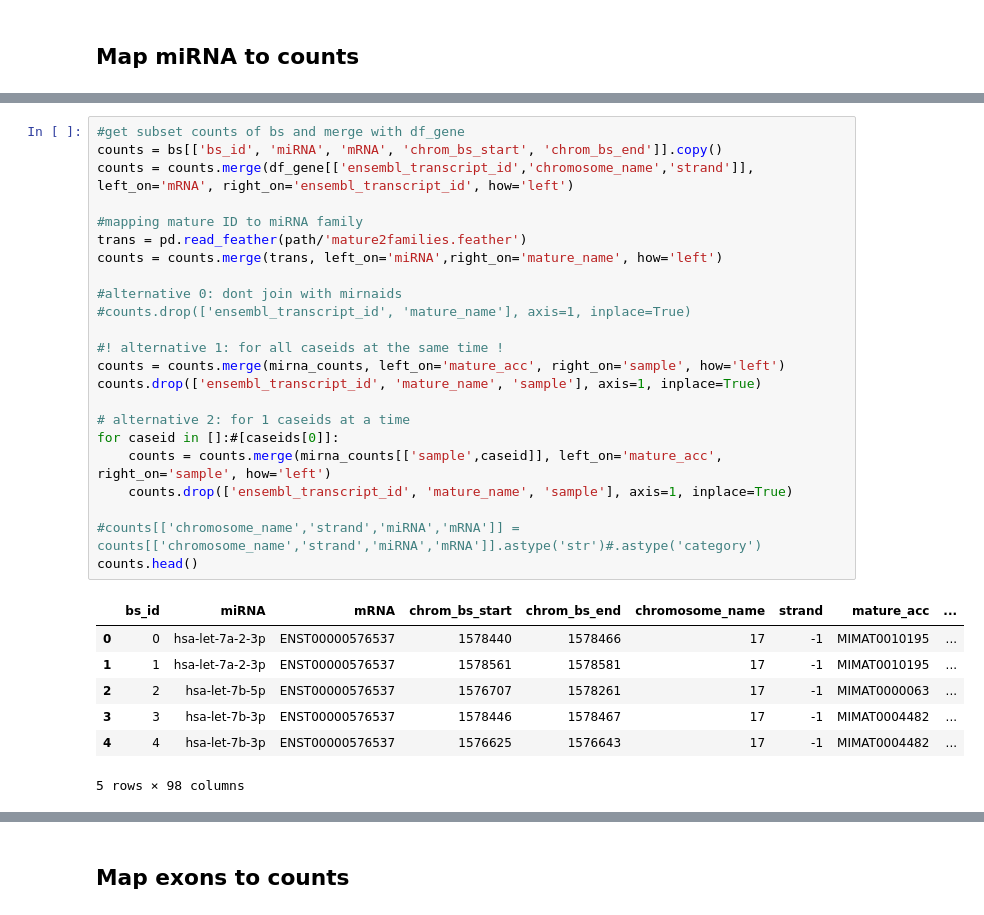
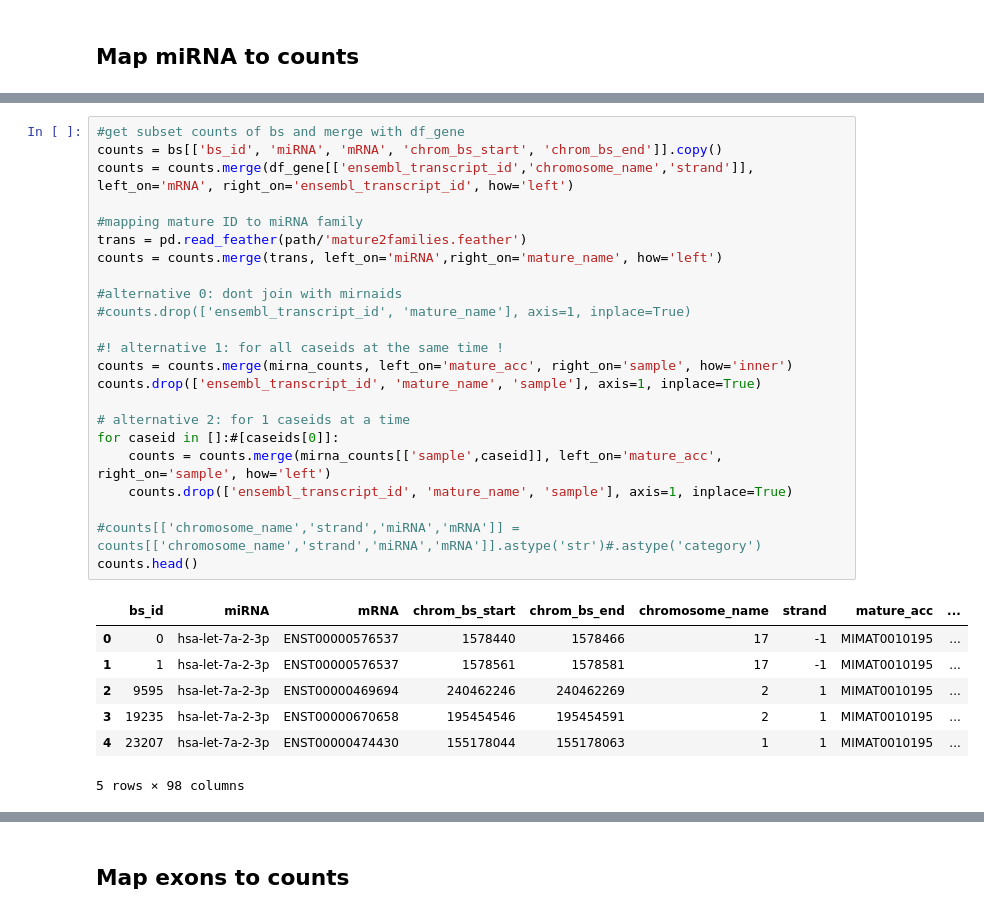
Before and after one commit to lenamariahackl/alt-splicing-mirna-reg, a Jupyter notebook: elastic_net.ipynb, the cells around one changed output, grey strips where cells are left out. Cells and saved outputs as stored; diff of their text form.

```diff
--- a/elastic_net.ipynb
+++ b/elastic_net.ipynb
@@ -287,31 +202,31 @@ AttributeError: 'DataFrame' object has no attribute 'chromosome_name'
 # %%
 #get subset counts of bs and merge with df_gene
 counts = bs[['bs_id', 'miRNA', 'mRNA', 'chrom_bs_start', 'chrom_bs_end']].copy()
 counts = counts.merge(df_gene[['ensembl_transcript_id','chromosome_name','strand']], left_on='mRNA', right_on='ensembl_transcript_id', how='left')
 
 #mapping mature ID to miRNA family
 trans = pd.read_feather(path/'mature2families.feather')
 counts = counts.merge(trans, left_on='miRNA',right_on='mature_name', how='left')
 
 #alternative 0: dont join with mirnaids
 #counts.drop(['ensembl_transcript_id', 'mature_name'], axis=1, inplace=True)
 
 #! alternative 1: for all caseids at the same time !
-counts = counts.merge(mirna_counts, left_on='mature_acc', right_on='sample', how='left')
+counts = counts.merge(mirna_counts, left_on='mature_acc', right_on='sample', how='inner')
 counts.drop(['ensembl_transcript_id', 'mature_name', 'sample'], axis=1, inplace=True)
 
 # alternative 2: for 1 caseids at a time
 for caseid in []:#[caseids[0]]:
     counts = counts.merge(mirna_counts[['sample',caseid]], left_on='mature_acc', right_on='sample', how='left')
     counts.drop(['ensembl_transcript_id', 'mature_name', 'sample'], axis=1, inplace=True)
 
 #counts[['chromosome_name','strand','miRNA','mRNA']] = counts[['chromosome_name','strand','miRNA','mRNA']].astype('str')#.astype('category')
 counts.head()
 # %% [output]
 |  | bs_id | miRNA | mRNA | chrom_bs_start | chrom_bs_end | chromosome_name | strand | mature_acc | ... |
 | 0 | 0 | hsa-let-7a-2-3p | ENST00000576537 | 1578440 | 1578466 | 17 | -1 | MIMAT0010195 | ... |
 | 1 | 1 | hsa-let-7a-2-3p | ENST00000576537 | 1578561 | 1578581 | 17 | -1 | MIMAT0010195 | ... |
-| 2 | 2 | hsa-let-7b-5p | ENST00000576537 | 1576707 | 1578261 | 17 | -1 | MIMAT0000063 | ... |
-| 3 | 3 | hsa-let-7b-3p | ENST00000576537 | 1578446 | 1578467 | 17 | -1 | MIMAT0004482 | ... |
-| 4 | 4 | hsa-let-7b-3p | ENST00000576537 | 1576625 | 1576643 | 17 | -1 | MIMAT0004482 | ... |
+| 2 | 9595 | hsa-let-7a-2-3p | ENST00000469694 | 240462246 | 240462269 | 2 | 1 | MIMAT0010195 | ... |
+| 3 | 19235 | hsa-let-7a-2-3p | ENST00000670658 | 195454546 | 195454591 | 2 | 1 | MIMAT0010195 | ... |
+| 4 | 23207 | hsa-let-7a-2-3p | ENST00000474430 | 155178044 | 155178063 | 1 | 1 | MIMAT0010195 | ... |
 5 rows × 98 columns
```
Also changed, not shown: parts of 40 cells of this notebook.
